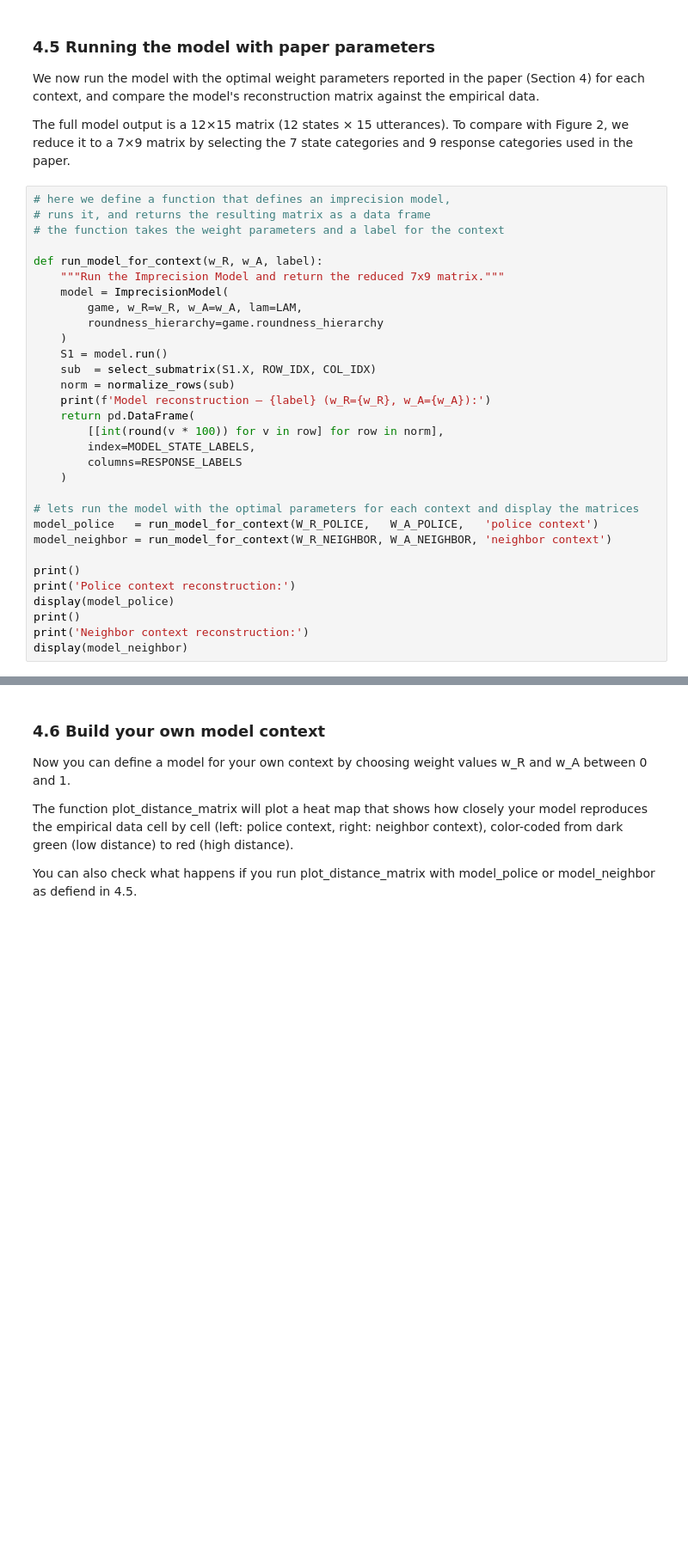
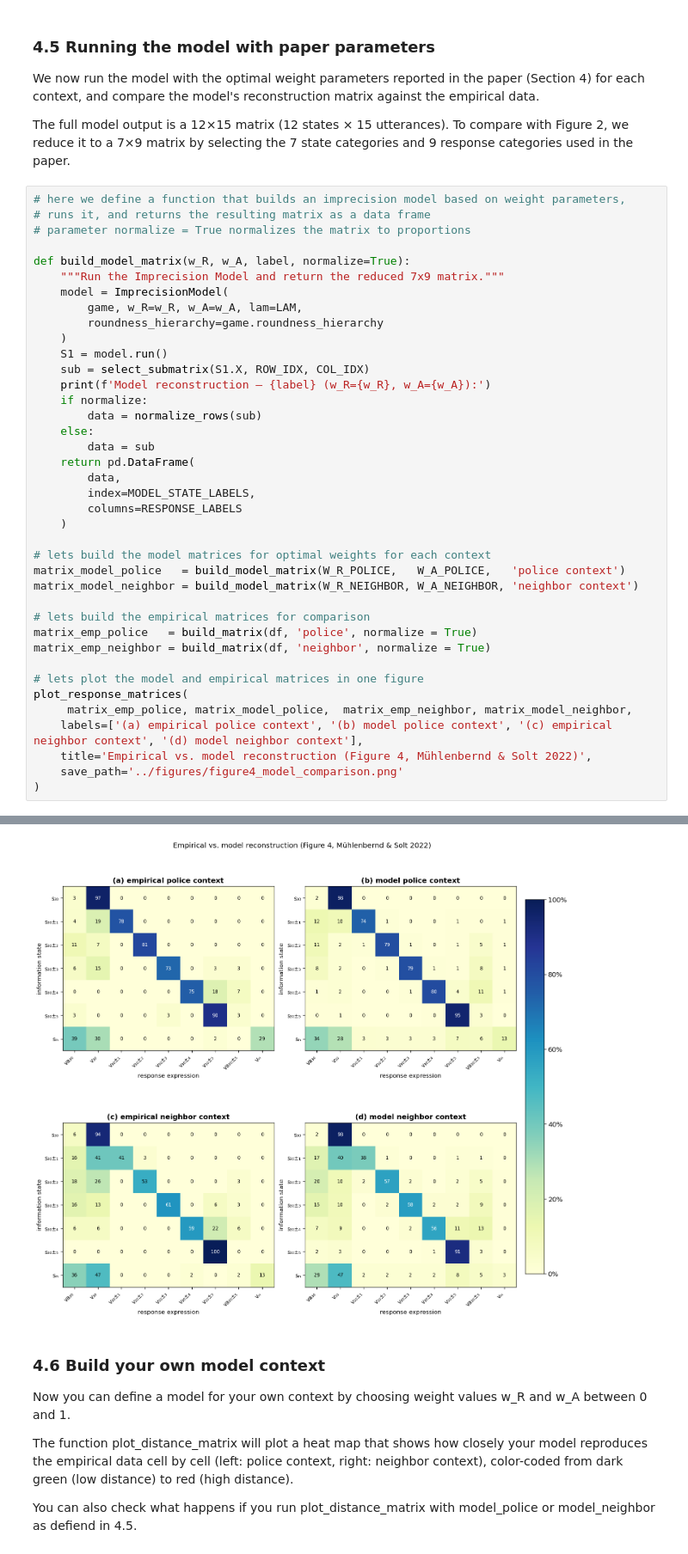
Before and after one commit to muehlenbernd/imprecision-in-context, a Jupyter notebook: notebooks/01_imprecision.ipynb, the cells around one changed output, grey strips where cells are left out. Shown at 86% size. Cells and saved outputs as stored; diff of their text form; blank space fills up the shorter version.

```diff
--- a/notebooks/01_imprecision.ipynb
+++ b/notebooks/01_imprecision.ipynb
@@ -451,36 +455,44 @@ We now run the model with the optimal weight parameters reported in the paper (S
 
 The full model output is a 12×15 matrix (12 states × 15 utterances). To compare with Figure 2, we reduce it to a 7×9 matrix by selecting the 7 state categories and 9 response categories used in the paper.
 # %%
-# here we define a function that defines an imprecision model,
+# here we define a function that builds an imprecision model based on weight parameters,
 # runs it, and returns the resulting matrix as a data frame
-# the function takes the weight parameters and a label for the context
+# parameter normalize = True normalizes the matrix to proportions
 
-def run_model_for_context(w_R, w_A, label):
+def build_model_matrix(w_R, w_A, label, normalize=True):
     """Run the Imprecision Model and return the reduced 7x9 matrix."""
     model = ImprecisionModel(
         game, w_R=w_R, w_A=w_A, lam=LAM,
         roundness_hierarchy=game.roundness_hierarchy
     )
     S1 = model.run()
-    sub  = select_submatrix(S1.X, ROW_IDX, COL_IDX)
-    norm = normalize_rows(sub)
+    sub = select_submatrix(S1.X, ROW_IDX, COL_IDX)
     print(f'Model reconstruction — {label} (w_R={w_R}, w_A={w_A}):')
+    if normalize:
+        data = normalize_rows(sub)
+    else:
+        data = sub
     return pd.DataFrame(
-        [[int(round(v * 100)) for v in row] for row in norm],
+        data,
         index=MODEL_STATE_LABELS,
         columns=RESPONSE_LABELS
     )
 
-# lets run the model with the optimal parameters for each context and display the matrices
-model_police   = run_model_for_context(W_R_POLICE,   W_A_POLICE,   'police context')
-model_neighbor = run_model_for_context(W_R_NEIGHBOR, W_A_NEIGHBOR, 'neighbor context')
+# lets build the model matrices for optimal weights for each context
+matrix_model_police   = build_model_matrix(W_R_POLICE,   W_A_POLICE,   'police context')
+matrix_model_neighbor = build_model_matrix(W_R_NEIGHBOR, W_A_NEIGHBOR, 'neighbor context')
 
-print()
-print('Police context reconstruction:')
-display(model_police)
-print()
-print('Neighbor context reconstruction:')
-display(model_neighbor)
+# lets build the empirical matrices for comparison
+matrix_emp_police   = build_matrix(df, 'police', normalize = True)
+matrix_emp_neighbor = build_matrix(df, 'neighbor', normalize = True)
+
+# lets plot the model and empirical matrices in one figure
+plot_response_matrices(
+     matrix_emp_police, matrix_model_police,  matrix_emp_neighbor, matrix_model_neighbor,
+    labels=['(a) empirical police context', '(b) model police context', '(c) empirical neighbor context', '(d) model neighbor context'],
+    title='Empirical vs. model reconstruction (Figure 4, Mühlenbernd & Solt 2022)',
+    save_path='../figures/figure4_model_comparison.png'
+)
 # %% [output]
 Model reconstruction — police context (w_R=0.46, w_A=0.22):
 Model reconstruction — neighbor context (w_R=0.66, w_A=0.02):
@@ -506,3 +499,4 @@ Neighbor context reconstruction:
+[figure, added]
 # %% [markdown]
 ### 4.6 Build your own model context
 
```
Also changed, not shown: parts of 5 cells of this notebook, 4 other files.
